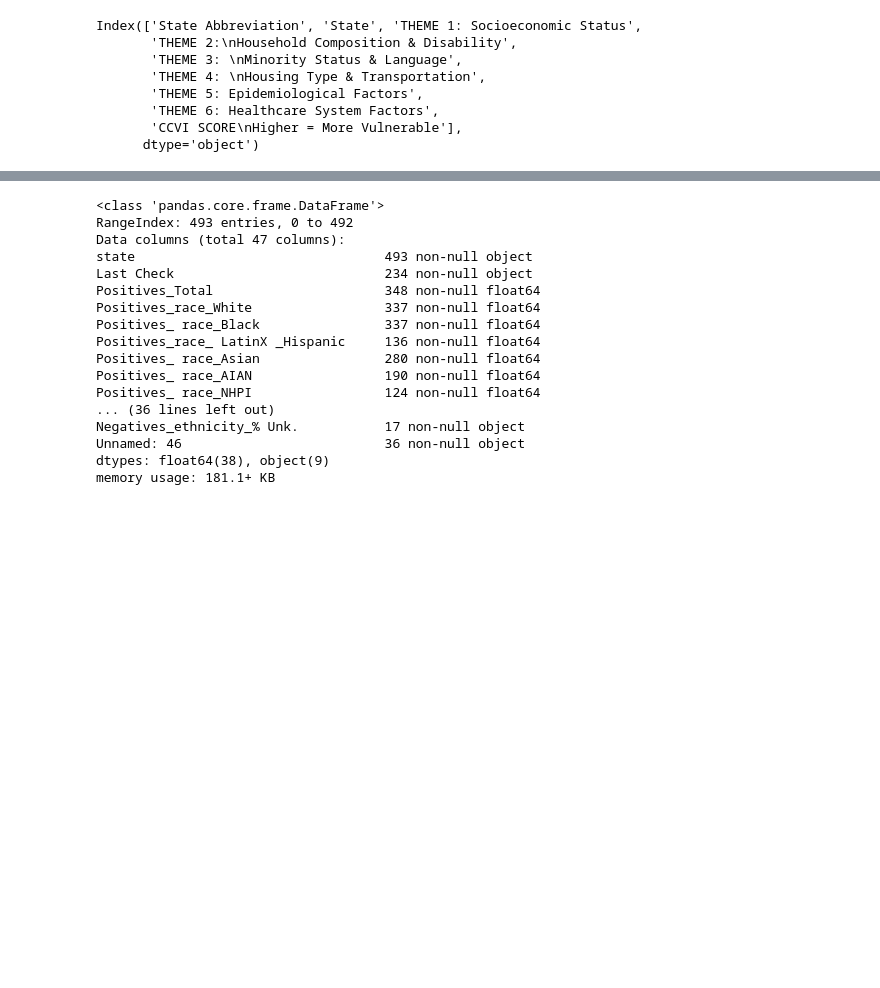
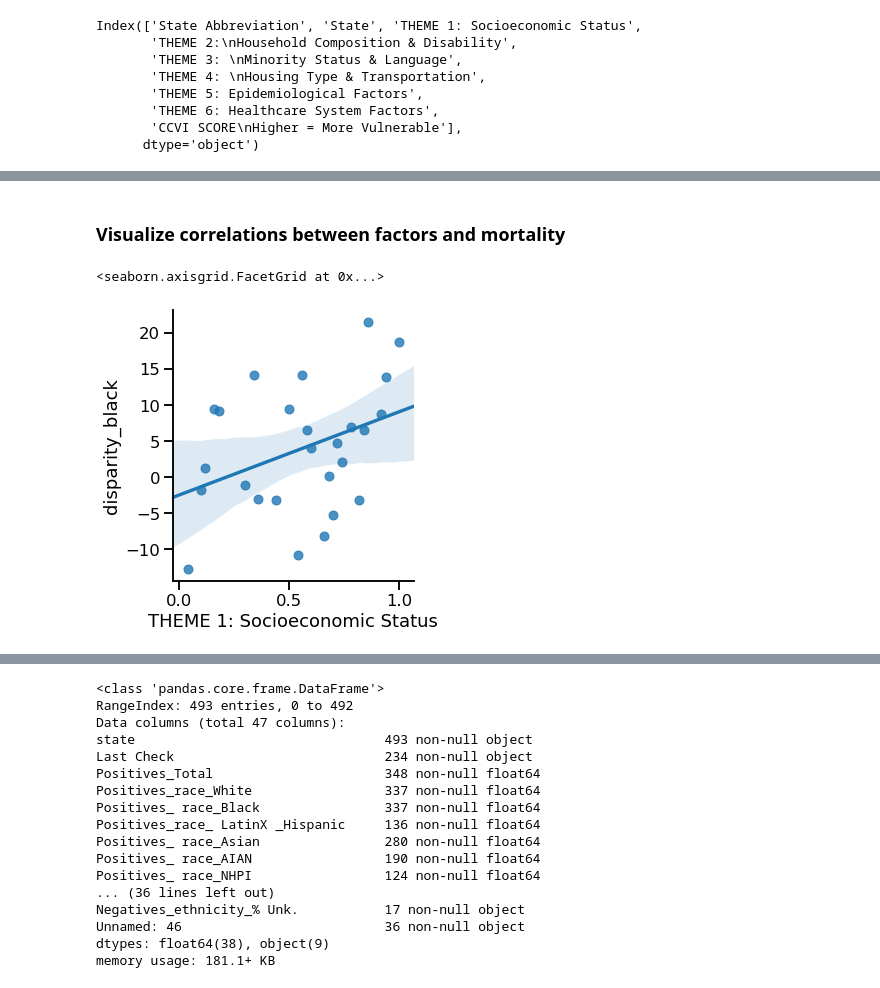
Before and after one commit to kmussar/covid19_datathon, a Jupyter notebook: KM_covid19_state_level_deaths_and_ccvi.ipynb, the cells around one changed output, grey strips where cells are left out. Cells and saved outputs as stored; diff of their text form; code cells hidden in the pictures; blank space fills up the shorter version.

```diff
--- a/KM_covid19_state_level_deaths_and_ccvi.ipynb
+++ b/KM_covid19_state_level_deaths_and_ccvi.ipynb
@@ -34,0 +63,11 @@ import seaborn as sns
+# %%
+# this is not elegant
+wt_dist.fillna(0, inplace=True)
+wt_dist.replace('-',0,inplace=True)
+wt_dist['State Abbreviation'][0] = 'USA'
+wt_dist['%Covid_deaths_Non-Hispanic Black or African American'] = wt_dist['%Covid_deaths_Non-Hispanic Black or African American'].astype(float)
+wt_dist['%Covid_deaths_Non-Hispanic American Indian or Alaska Native'] = wt_dist['%Covid_deaths_Non-Hispanic American Indian or Alaska Native'].astype(float)
+wt_dist['%Covid_deaths_Non-Hispanic Asian'] = wt_dist['%Covid_deaths_Non-Hispanic Asian'].astype(float)
+wt_dist['%Covid_deaths_Hispanic or Latino'] = wt_dist['%Covid_deaths_Hispanic or Latino'].astype(float)
+wt_dist['%Covid_deaths_Other'] = wt_dist['%Covid_deaths_Other'].astype(float)
+wt_dist.info()
@@ -78,0 +178,2 @@ Index(['State Abbreviation', 'State', 'THEME 1: Socioeconomic Status',
+# %%
+wt_dist.drop(labels='State',axis=1,inplace=True)
@@ -78,0 +189,4 @@ Index(['State Abbreviation', 'State', 'THEME 1: Socioeconomic Status',
+# %%
+df_merge = ccvi.merge(wt_dist, on='State Abbreviation', how='left', sort=True)
+df_merge.info()
+df_merge.head()
@@ -78,0 +221,5 @@ Index(['State Abbreviation', 'State', 'THEME 1: Socioeconomic Status',
+# %%
+# Filter dataset to only include states where we have race/ethnicity data
+df = df_merge.dropna(axis=0)
+df.info()
+df.head()
@@ -78,0 +251,8 @@ Index(['State Abbreviation', 'State', 'THEME 1: Socioeconomic Status',
+# %% [markdown]
+### Visualize correlations between factors and mortality
+# %%
+sns.set_context('talk')
+sns.lmplot(x='THEME 1: Socioeconomic Status', y='disparity_black',data=df)
+# %% [output]
+<seaborn.axisgrid.FacetGrid at 0x...>
+[figure, added]
```
Also changed, not shown: parts of 42 cells of this notebook.
